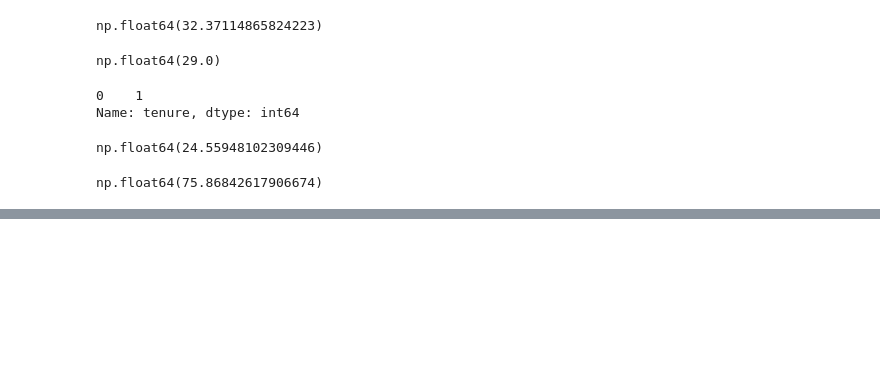
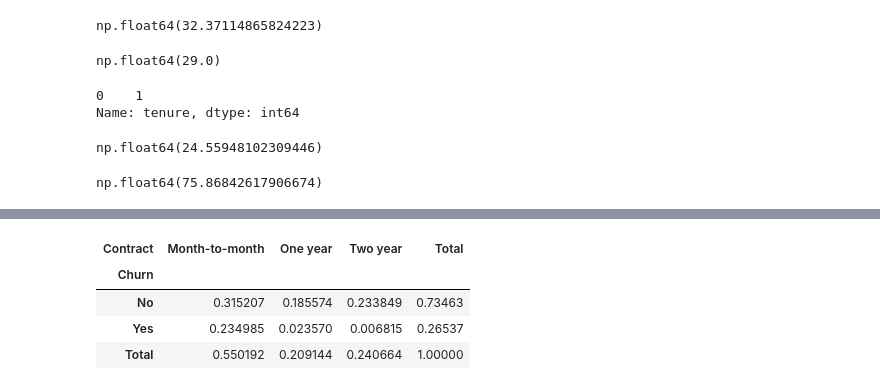
Before and after one commit to danielsistter-dot/CursoPython, a Jupyter notebook: EDA/DADOS/eda.IPYNB, the cells around one changed output, grey strips where cells are left out. Drawn from its saved outputs; the diff is of its cells as text; code cells hidden in the pictures; blank space fills up the shorter version.

```diff
--- a/EDA/DADOS/eda.IPYNB
+++ b/EDA/DADOS/eda.IPYNB
@@ -462,0 +520,8 @@ np.float64(75.86842617906674)
+# %%
+pd.crosstab(df_churn["Churn"],df_churn["Contract"],normalize=True,margins=True,margins_name="Total")
+# %% [output]
+| Contract | Month-to-month | One year | Two year | Total |
+| Churn |  |  |  |  |
+| No | 0.315207 | 0.185574 | 0.233849 | 0.73463 |
+| Yes | 0.234985 | 0.023570 | 0.006815 | 0.26537 |
+| Total | 0.550192 | 0.209144 | 0.240664 | 1.00000 |
```
Also changed, not shown: parts of 12 cells of this notebook.
